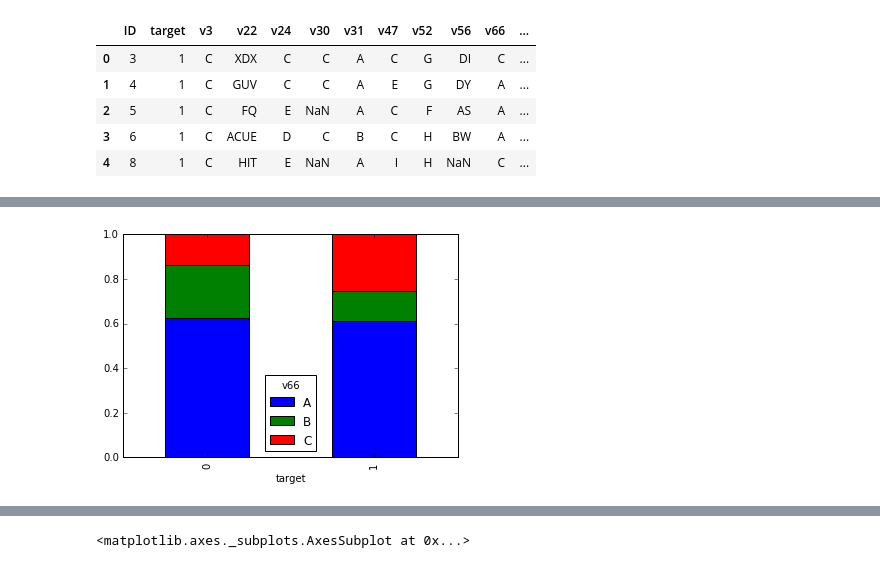
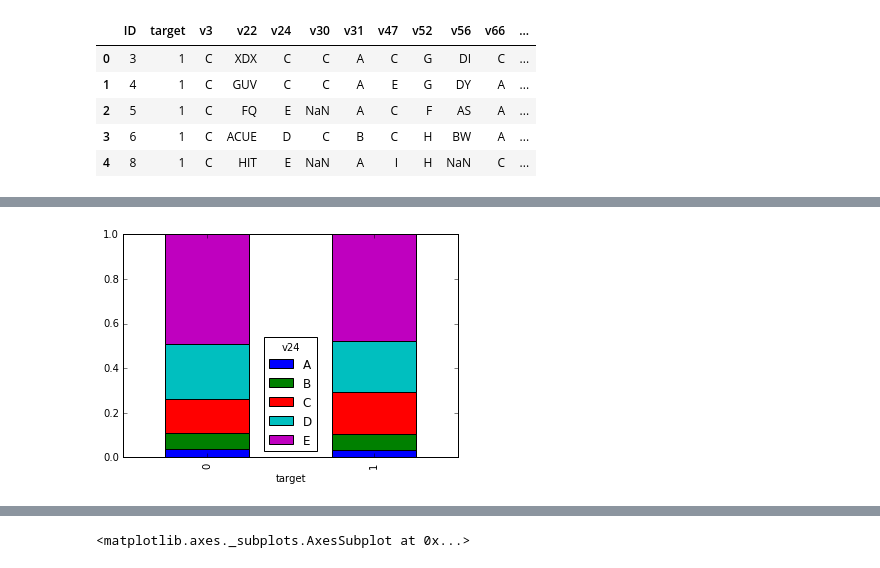
Before and after one commit to jianglong608/portfolio, a Jupyter notebook: BNP Kaggle.ipynb, the cells around one changed output, grey strips where cells are left out. Saved outputs shown, nothing was run; the diff lists cells and outputs as text; code cells hidden in the pictures.

```diff
--- a/BNP Kaggle.ipynb
+++ b/BNP Kaggle.ipynb
@@ -164,8 +251,8 @@ df_obj.head()
 # %%
 def crosstab(var):
     ct = pd.crosstab(df_obj.target, df[var])
     ct.div(ct.sum(1), 0).plot(kind = "bar", stacked=True)
 
-crosstab('v66')
+crosstab('v24')
 # %% [output]
-[figure, old version]
+[figure, new version]
```
Also changed, not shown: parts of 24 cells of this notebook, 4 other files.
